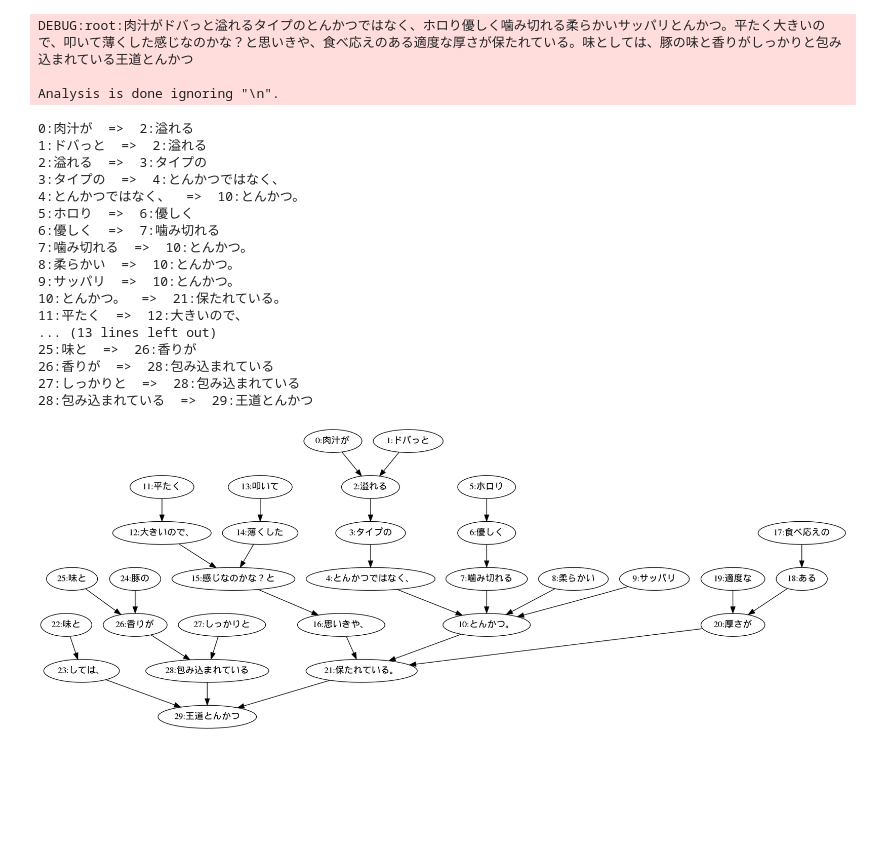
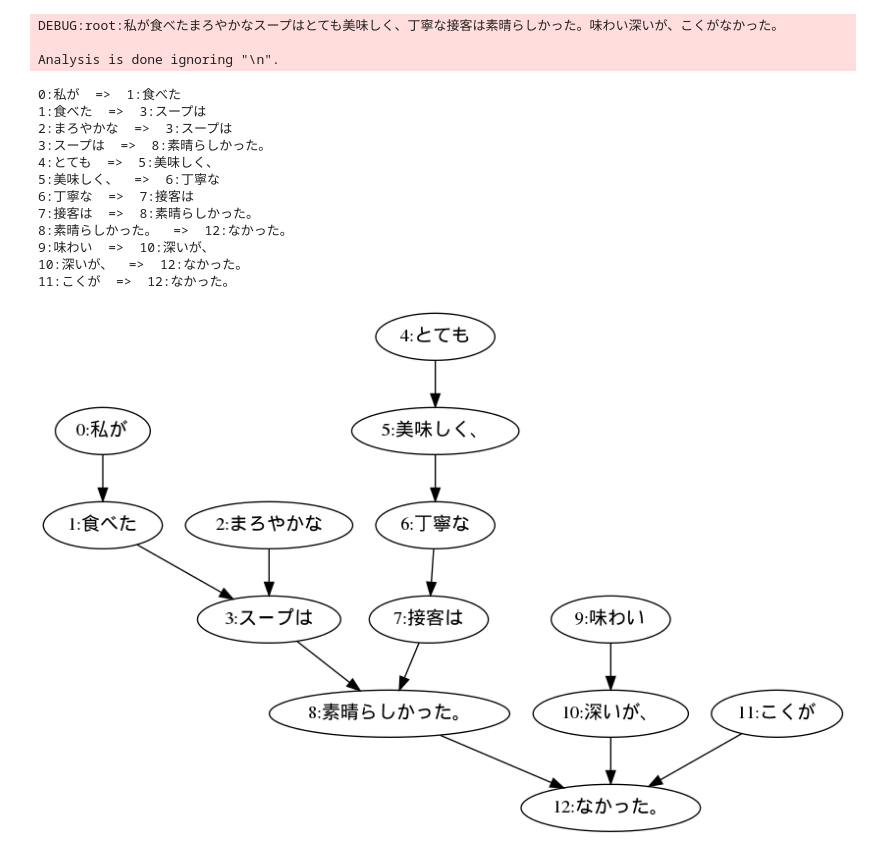
Before and after one commit to BDA2019TeamA/NLPLibrary, a Jupyter notebook: knpws.ipynb, the cells around one changed output. Cells and saved outputs as stored; diff of their text form; code cells hidden in the pictures; blank space fills up the shorter version.

```diff
--- a/knpws.ipynb
+++ b/knpws.ipynb
@@ -5,33 +5,30 @@ from nlplib_pyknp2 import *
 import pandas as pd
 # %%
 knp = KNP(option = '-tab -anaphora', jumanpp=True)
-text = """肉汁がドバっと溢れるタイプのとんかつではなく、ホロり優しく噛み切れる柔らかいサッパリとんかつ。平たく大きいので、叩いて薄くした感じなのかな？と思いきや、食べ応えのある適度な厚さが保たれている。味としては、豚の味と香りがしっかりと包み込まれている王道とんかつ
+#text = """肉汁がドバっと溢れるタイプのとんかつではなく、ホロり優しく噛み切れる柔らかいサッパリとんかつ。平たく大きいので、叩いて薄くした感じなのかな？と思いきや、食べ応えのある適度な厚さが保たれている。味としては、豚の味と香りがしっかりと包み込まれている王道とんかつ
+#"""
+text = """私が食べたまろやかなスープはとても美味しく、丁寧な接客は素晴らしかった。味わい深いが、こくがなかった。
 """
 
 comment_list = pyknp_make_commentlist(text, knp, lines_split=False)
 pyknp_dependency_visualize(comment_list, withstr=True)
 # %% [output]
-DEBUG:root:肉汁がドバっと溢れるタイプのとんかつではなく、ホロり優しく噛み切れる柔らかいサッパリとんかつ。平たく大きいので、叩いて薄くした感じなのかな？と思いきや、食べ応えのある適度な厚さが保たれている。味としては、豚の味と香りがしっかりと包み込まれている王道とんかつ
+DEBUG:root:私が食べたまろやかなスープはとても美味しく、丁寧な接客は素晴らしかった。味わい深いが、こくがなかった。
 
 Analysis is done ignoring "\n".
-0:肉汁が  =>  2:溢れる
-1:ドバっと  =>  2:溢れる
-2:溢れる  =>  3:タイプの
-3:タイプの  =>  4:とんかつではなく、
-4:とんかつではなく、  =>  10:とんかつ。
-5:ホロり  =>  6:優しく
-6:優しく  =>  7:噛み切れる
-7:噛み切れる  =>  10:とんかつ。
-8:柔らかい  =>  10:とんかつ。
-9:サッパリ  =>  10:とんかつ。
-10:とんかつ。  =>  21:保たれている。
-11:平たく  =>  12:大きいので、
-... (13 lines left out)
-25:味と  =>  26:香りが
-26:香りが  =>  28:包み込まれている
-27:しっかりと  =>  28:包み込まれている
-28:包み込まれている  =>  29:王道とんかつ
+0:私が  =>  1:食べた
+1:食べた  =>  3:スープは
+2:まろやかな  =>  3:スープは
+3:スープは  =>  8:素晴らしかった。
+4:とても  =>  5:美味しく、
+5:美味しく、  =>  6:丁寧な
+6:丁寧な  =>  7:接客は
+7:接客は  =>  8:素晴らしかった。
+8:素晴らしかった。  =>  12:なかった。
+9:味わい  =>  10:深いが、
+10:深いが、  =>  12:なかった。
+11:こくが  =>  12:なかった。
-[figure, old version]
+[figure, new version]
 # %%
 pyknp_morph2df(comment_list, output=True)
 # %% [output]
```
Also changed, not shown: parts of 4 cells of this notebook, 1 other file.
